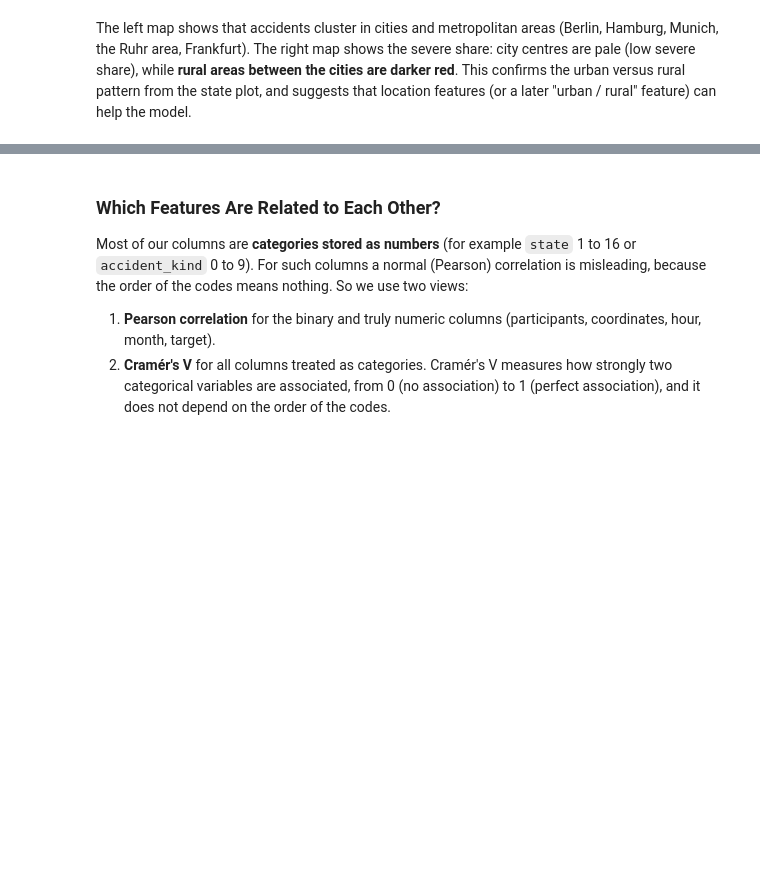
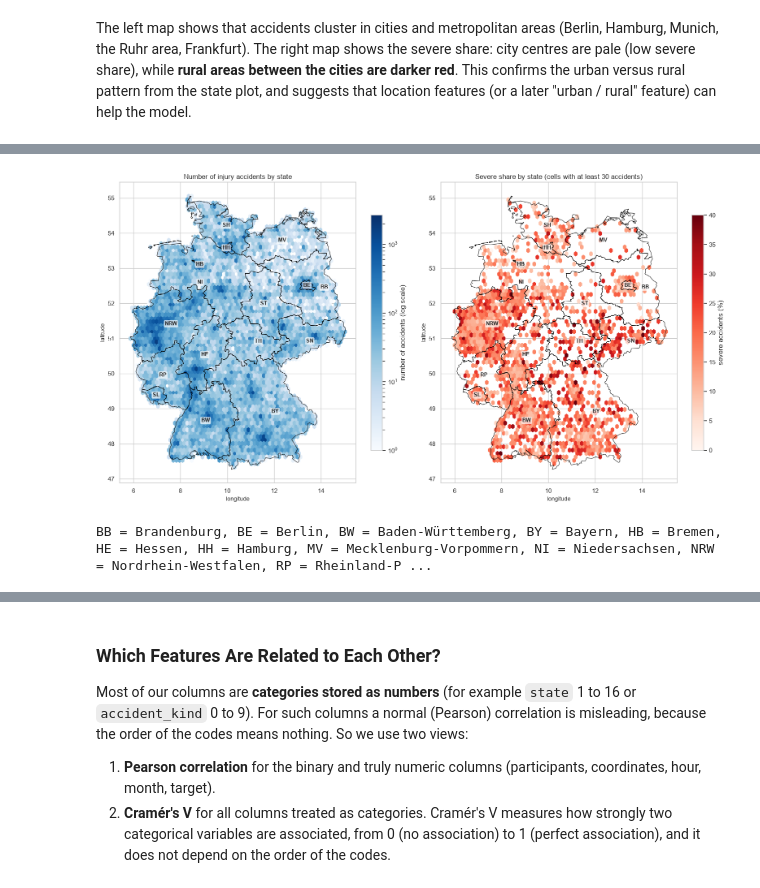
Before and after one commit to zinaF19/The-Random-Forest-Rangers, a Jupyter notebook: Micheal_Accident_Locations_2025_ML_Project.ipynb, the cells around one changed output, grey strips where cells are left out. Saved outputs shown, nothing was run; the diff lists cells and outputs as text; code cells hidden in the pictures; blank space fills up the shorter version.

```diff
--- a/Micheal_Accident_Locations_2025_ML_Project.ipynb
+++ b/Micheal_Accident_Locations_2025_ML_Project.ipynb
@@ -608,0 +654,32 @@ The left map shows that accidents cluster in cities and metropolitan areas (Berl
+# %%
+fig, axes = plt.subplots(1, 2, figsize=(16, 10))
+
+hb = axes[0].hexbin(train["longitude"], train["latitude"], gridsize=70, bins="log",
+                    cmap="Blues", mincnt=1)
+fig.colorbar(hb, ax=axes[0], label="number of accidents (log scale)", shrink=0.6)
+axes[0].set_title("Number of injury accidents by state")
+
+hb = axes[1].hexbin(train["longitude"], train["latitude"], C=train["is_severe"] * 100,
+                    reduce_C_function=np.mean, gridsize=70, cmap="Reds", mincnt=30,
+                    vmin=0, vmax=40)
+fig.colorbar(hb, ax=axes[1], label="severe accidents (%)", shrink=0.6)
+axes[1].set_title("Severe share by state (cells with at least 30 accidents)")
+
+for ax in axes:
+    states.boundary.plot(ax=ax, color="black", linewidth=0.7)
+    for _, state in states.iterrows():
+        point = state.geometry.representative_point()
+        ax.annotate(state["label"], (point.x, point.y), ha="center", va="center",
+                    fontsize=9, fontweight="bold",
+                    bbox=dict(boxstyle="round,pad=0.2", fc="white", ec="none", alpha=0.7))
+    ax.set_xlabel("longitude")
+    ax.set_ylabel("latitude")
+    ax.set_aspect(1.5)
+
+plt.tight_layout()
+plt.show()
+
+print(", ".join(f"{row.label} = {row.name}" for row in states.sort_values("label").itertuples()))
+# %% [output]
+[figure, added]
+BB = Brandenburg, BE = Berlin, BW = Baden-Württemberg, BY = Bayern, HB = Bremen, HE = Hessen, HH = Hamburg, MV = Mecklenburg-Vorpommern, NI = Niedersachsen, NRW = Nordrhein-Westfalen, RP = Rheinland-P ...
```
Also changed, not shown: parts of 3 cells of this notebook.
